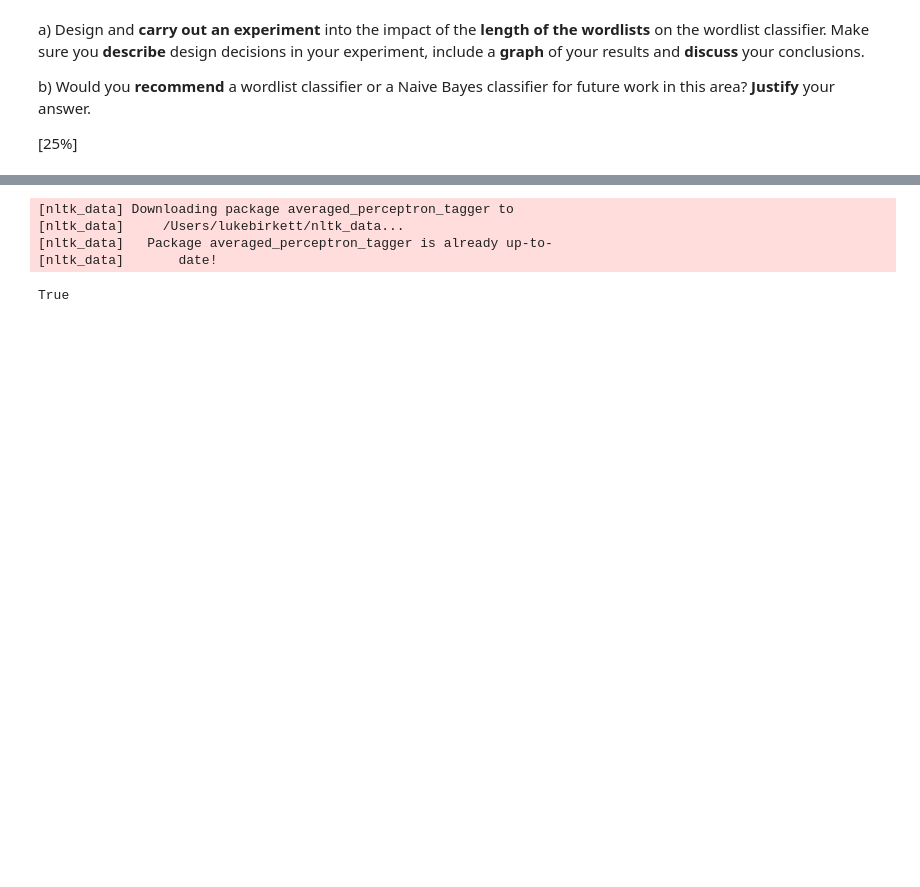
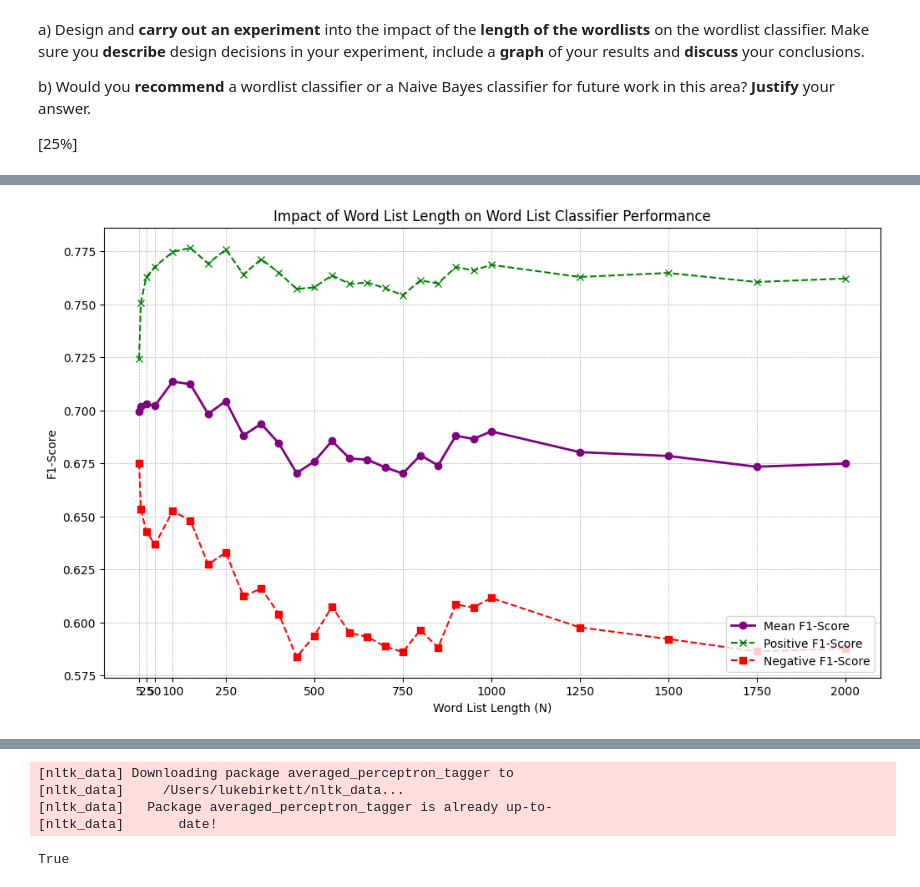
Before and after one commit to LukeBirkett/study-planner, a Jupyter notebook: 955G5_Applied_Natural_Language_Processing/weeks/assignment/ANLPassignment2025.ipynb, the cells around one changed output, grey strips where cells are left out. Saved outputs shown, nothing was run; the diff lists cells and outputs as text; code cells hidden in the pictures; blank space fills up the shorter version.

```diff
--- a/955G5_Applied_Natural_Language_Processing/weeks/assignment/ANLPassignment2025.ipynb
+++ b/955G5_Applied_Natural_Language_Processing/weeks/assignment/ANLPassignment2025.ipynb
@@ -591,0 +580,82 @@ Why lemm didn't improve: https://gemini.google.com/share/6de999c3df85
+# %%
+import matplotlib.pyplot as plt
+from collections import defaultdict
+from nltk.metrics import precision, recall, f_measure
+
+# WORD LIST TESTING RANGE
+lengths_to_test = [5, 10, 25] + [N for N in range(50, 1001, 50)] + [1250, 1500, 1750, 2000]
+print(min(lengths_to_test), max(lengths_to_test))
+
+# RESULTS STORAGE
+results = {
+    'length': [],
+    'f1_pos': [],
+    'f1_neg': [],
+    'f1_mean': []
+}
+
+print("WORD LIST EXPERIEMENT")
+print("-" * 50)
+
+# EXPERIEMENT LOOP
+for WORD_LIST_LENGTH in lengths_to_test:
+
+    # 'final_word_counts' is the worded word list from Q1
+    exp_pos_list = final_word_counts[-WORD_LIST_LENGTH:]
+    exp_neg_list = final_word_counts[:WORD_LIST_LENGTH]
+
+    exp_pos_list.sort(key=lambda item: item[1], reverse=True) # high to low
+
+    # WORLD LIST CLASSIFIER INIT
+    wlc = ReviewClassifer(exp_pos_list, exp_neg_list)
+
+    refsets = defaultdict(set)
+    testsets = defaultdict(set)
+
+    # TEST SET
+    for i, (features, label) in enumerate(testing_data):
+
+        predicted_label = wlc.classify(features)
+
+        refsets[label].add(i)
+        testsets[predicted_label].add(i)
+
+    # EVALUATION METRICS (F1)
+    F_pos = f_measure(refsets['pos'], testsets['pos'])
+    F_neg = f_measure(refsets['neg'], testsets['neg'])
+
+    # Replace None with 0.0 if a class was never predicted (e.g., if F1 calculation fails)
+    F_pos = F_pos if F_pos is not None else 0.0
+    F_neg = F_neg if F_neg is not None else 0.0
+
+    # CALC F1 MEAN BETWEEN POSITIVE AND NEGATIVE
+    F_mean = (F_pos + F_neg) / 2
+
+    # STORE RESULTS
+    results['length'].append(WORD_LIST_LENGTH)
+    results['f1_pos'].append(F_pos)
+    results['f1_neg'].append(F_neg)
+    results['f1_mean'].append(F_mean)
+
+    print(f"Length N={WORD_LIST_LENGTH:4}: Mean F1 = {F_mean:.4f} (Pos F1: {F_pos:.4f}, Neg F1: {F_neg:.4f})")
+
+print("-" * 50)
+print("EXPERIEMENT COMPLETE")
+
+# VISUALISATION
+plt.figure(figsize=(12, 7))
+
+custom_xticks = [5, 25, 50, 100, 250] + [i for i in range(500, 2001, 250)]
+plt.xticks(custom_xticks)
+
+plt.plot(results['length'], results['f1_mean'], marker='o', label='Mean F1-Score', color='purple', linewidth=2)
+plt.plot(results['length'], results['f1_pos'], marker='x', linestyle='--', label='Positive F1-Score', color='green')
+plt.plot(results['length'], results['f1_neg'], marker='s', linestyle='--', label='Negative F1-Score', color='red')
+
+plt.title('Impact of Word List Length on Word List Classifier Performance')
+plt.xlabel('Word List Length (N)')
+plt.ylabel('F1-Score')
+plt.grid(True, which='both', linestyle='--', linewidth=0.5)
+plt.legend(loc='lower right')
+plt.show()
+# %% [output]
@@ -591,0 +679 @@ Why lemm didn't improve: https://gemini.google.com/share/6de999c3df85
+[figure, added]
```
Also changed, not shown: parts of 17 cells of this notebook.
